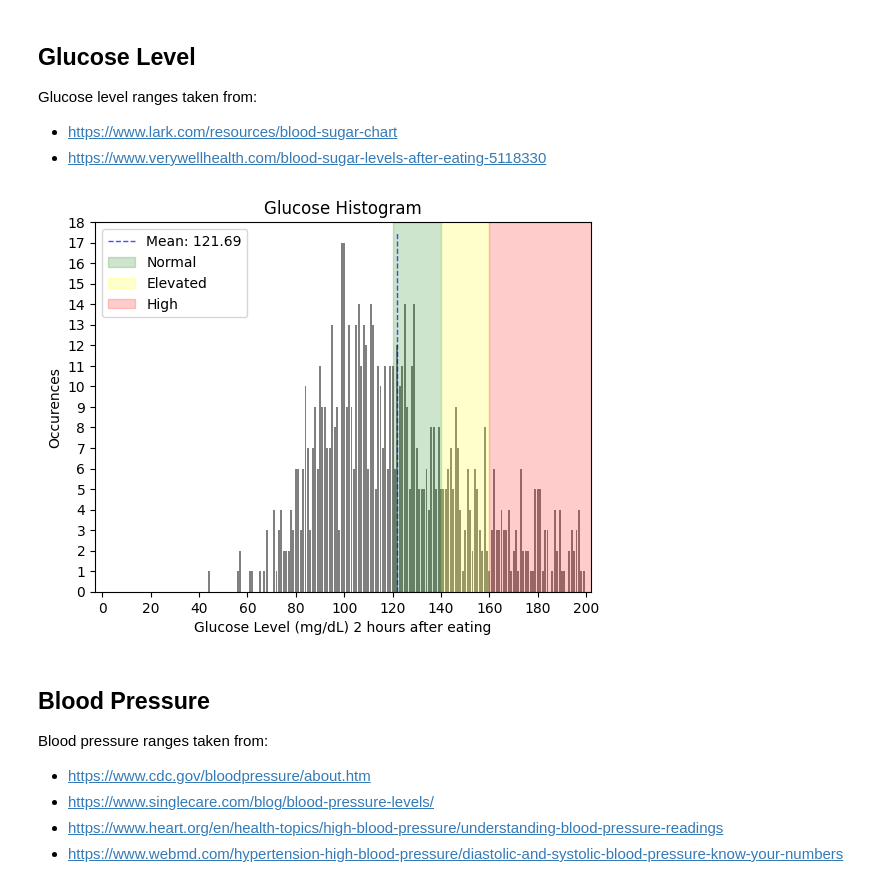
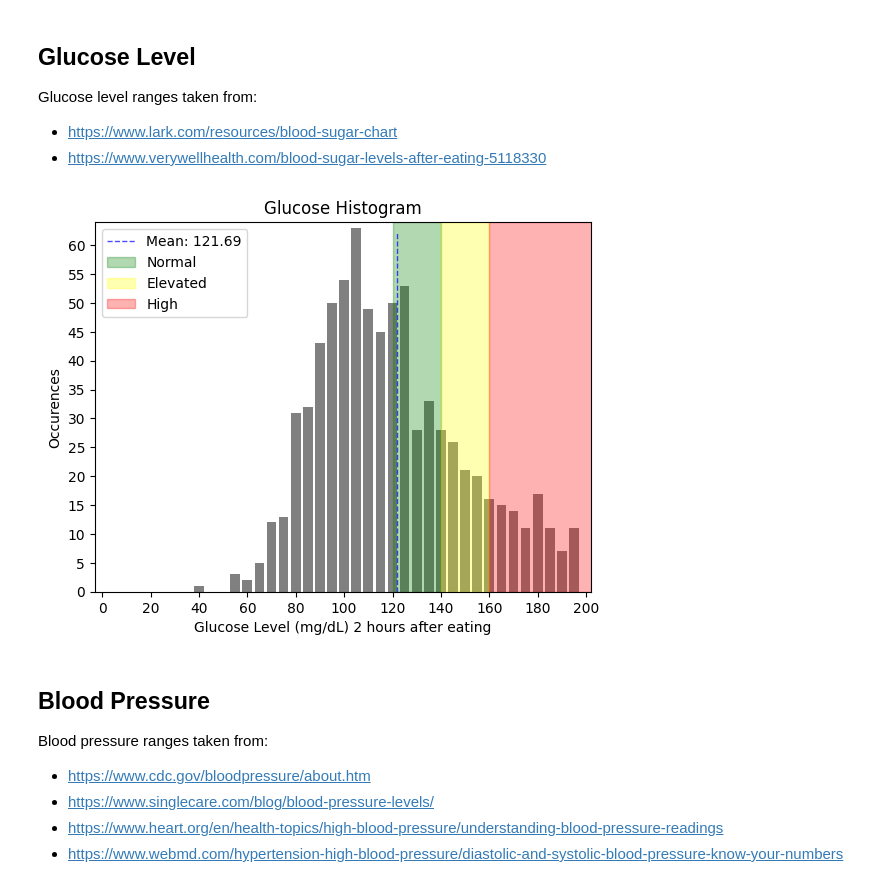
Before and after one commit to Bluxen/DA-Project1, a Jupyter notebook: 13_diabetes_prediction.ipynb, the cells around one changed output. Cells and saved outputs as stored; diff of their text form; code cells hidden in the pictures.

```diff
--- a/13_diabetes_prediction.ipynb
+++ b/13_diabetes_prediction.ipynb
@@ -110,38 +111,38 @@ min_glucose = diabetes_filtered_glucose['Glucose'].min()
 max_glucose = diabetes_filtered_glucose['Glucose'].max()
 
 # calculate average glucose level
 average_glucose = diabetes_filtered_glucose['Glucose'].mean()
 
 # show histogram of glucose levels
-counts, bins, patches = plt.hist(diabetes_filtered_glucose['Glucose'], bins=range(0, max_glucose + 2), align='left', rwidth=0.8, color='gray')
+counts, bins, patches = plt.hist(diabetes_filtered_glucose['Glucose'], bins=range(0, max_glucose + 2, 5), align='left', rwidth=0.8, color='gray')
 plt.xticks(range(0, max_glucose + 2, 20))
 plt.xlim([0 - 3, max_glucose + 3])
 plt.ylim([0, counts.max() + 1])
 plt.locator_params(axis='y', nbins=20)
 
 # show mean on histogram
 plt.vlines(average_glucose, 0, plt.ylim()[1] * 0.97, colors='blue', linestyles='dashed', linewidth=1, alpha=0.7)
 
 # define glucose level ranges (2 hours after eating)
 normal_lower_bound = 120
 normal_upper_bound = 140
 elevated_lower_bound = 140
 elevated_upper_bound = 160
 high_lower_bound = 160
 high_upper_bound = 300
 
 # show the ranges on the histogram
-plt.fill_betweenx([0, plt.ylim()[1]], normal_lower_bound, normal_upper_bound, color='green', alpha=0.2)
-plt.fill_betweenx([0, plt.ylim()[1]], elevated_lower_bound, elevated_upper_bound, color='yellow', alpha=0.2)
-plt.fill_betweenx([0, plt.ylim()[1]], high_lower_bound, high_upper_bound, color='red', alpha=0.2)
+plt.fill_betweenx([0, plt.ylim()[1]], normal_lower_bound, normal_upper_bound, color='green', alpha=0.3)
+plt.fill_betweenx([0, plt.ylim()[1]], elevated_lower_bound, elevated_upper_bound, color='yellow', alpha=0.3)
+plt.fill_betweenx([0, plt.ylim()[1]], high_lower_bound, high_upper_bound, color='red', alpha=0.3)
 plt.legend(['Mean: ' + "{:.2f}".format(average_glucose), 'Normal', 'Elevated', 'High'], loc='upper left')
 
 plt.title('Glucose Histogram')
 plt.xlabel('Glucose Level (mg/dL) 2 hours after eating')
 plt.ylabel('Occurences')
 plt.show()
 # %% [output]
-[figure, old version]
+[figure, new version]
 # %% [markdown]
 ## Blood Pressure
 
```
Also changed, not shown: parts of 6 cells of this notebook.
